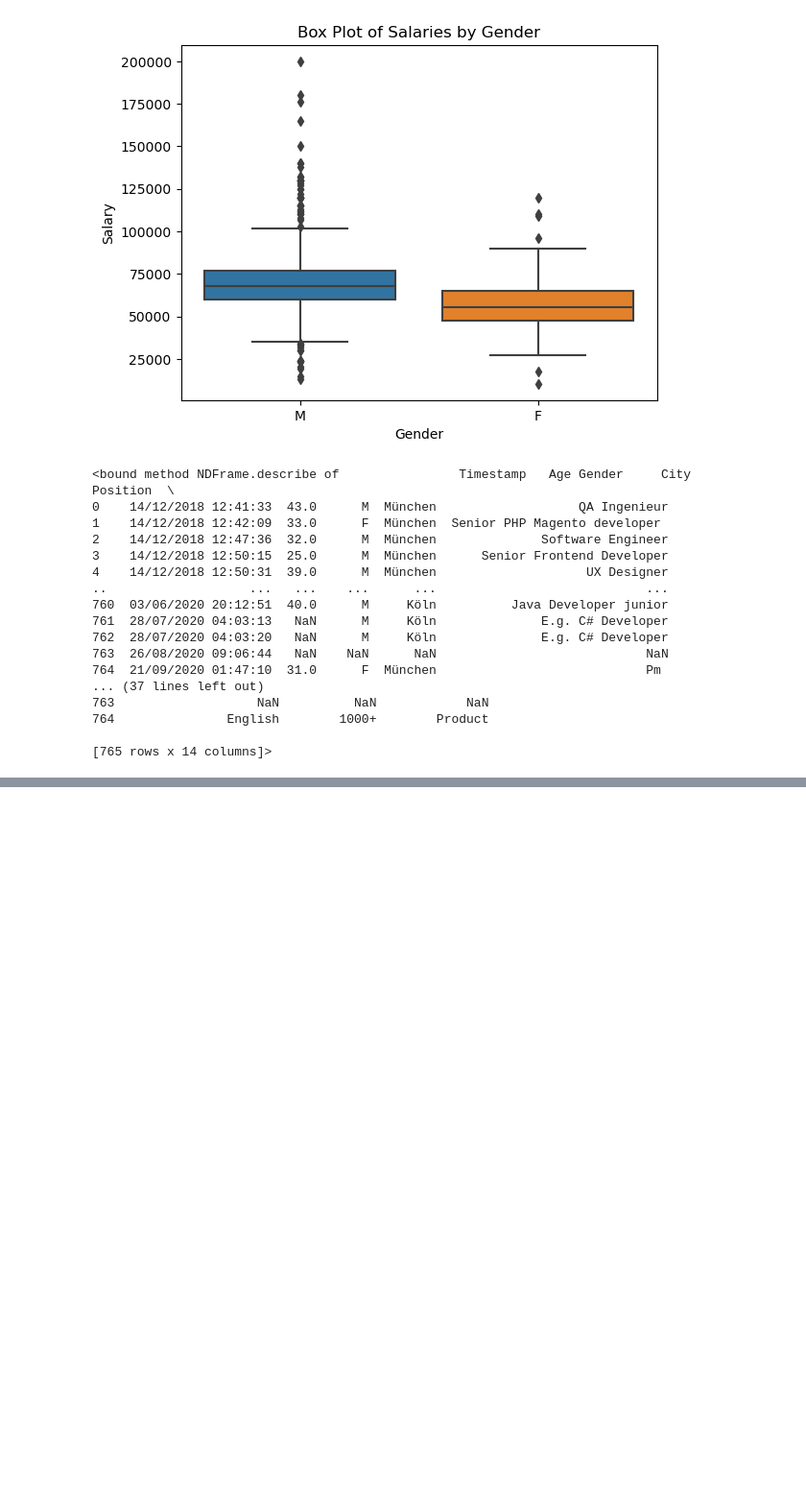
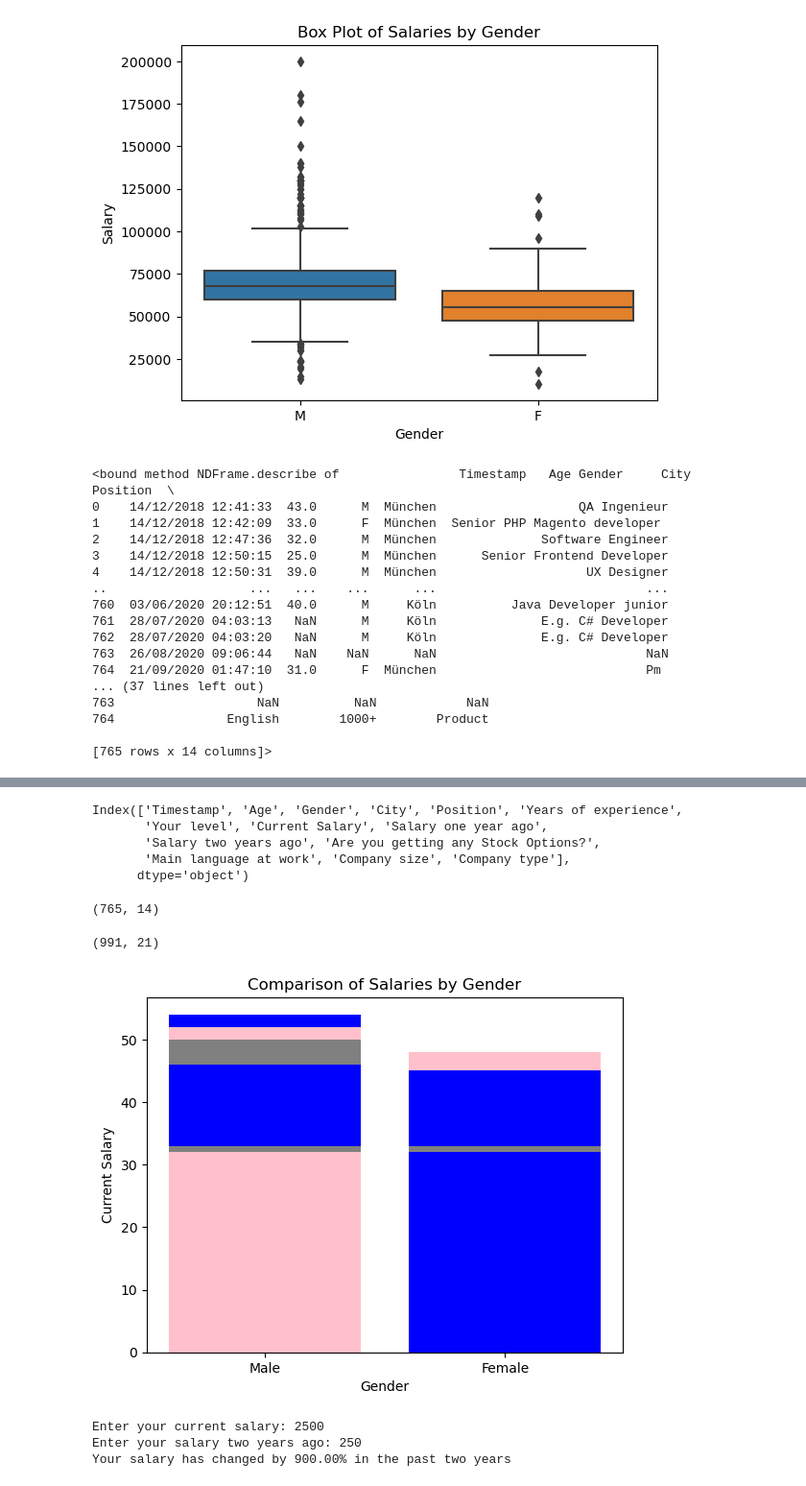
Before and after one commit to manase221/IT_SALARY_SURVEY, a Jupyter notebook: EU SURVEY.ipynb, the cells around one changed output, grey strips where cells are left out. Shown: that part at 96% size. Saved outputs shown, nothing was run; the diff lists cells and outputs as text; code cells hidden in the pictures; blank space fills up the shorter version.

```diff
--- a/EU SURVEY.ipynb
+++ b/EU SURVEY.ipynb
@@ -373,0 +362,51 @@ df.shape
+# %%
+df.columns
+# %% [output]
+Index(['Timestamp', 'Age', 'Gender', 'City', 'Position', 'Years of experience',
+       'Your level', 'Current Salary', 'Salary one year ago',
+       'Salary two years ago', 'Are you getting any Stock Options?',
+       'Main language at work', 'Company size', 'Company type'],
+      dtype='object')
+# %%
+df.shape
+# %% [output]
+(765, 14)
+# %%
+data.shape
+# %% [output]
+(991, 21)
+# %%
+import pandas as pd
+import matplotlib.pyplot as plt
+
+# Load the sample dataset
+data = pd.read_csv(r'IT_Salary_Survey_EU_2019.csv')
+
+# Create a bar chart
+plt.bar(data['Gender'], data['Age'], color=['pink', 'blue', 'gray'])
+
+# Add labels and title
+plt.xlabel('Gender')
+plt.ylabel('Current Salary')
+plt.title('Comparison of Salaries by Gender')
+
+# Show the plot
+plt.show()
+# %% [output]
+[figure, added]
+# %%
+# Load the sample dataset
+data = pd.read_csv(r'IT_Salary_Survey_EU_2019.csv')
+# Input the current salary and salary two years ago
+current_salary = float(input("Enter your current salary: "))
+salary_two_years_ago = float(input("Enter your salary two years ago: "))
+
+# Calculate the percentage change in salary
+percentage_change = ((current_salary - salary_two_years_ago) / salary_two_years_ago) * 100
+
+# Print the percentage change in salary
+print("Your salary has changed by {:.2f}% in the past two years".format(percentage_change))
+# %% [output]
+Enter your current salary: 2500
+Enter your salary two years ago: 250
+Your salary has changed by 900.00% in the past two years
```
Also changed, not shown: parts of 23 cells of this notebook.
